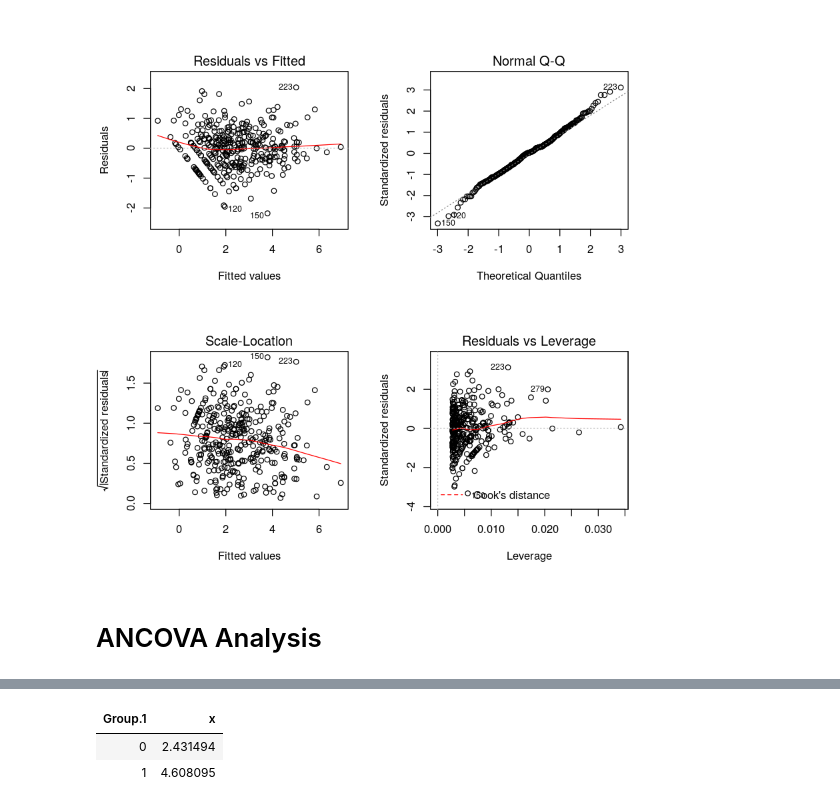
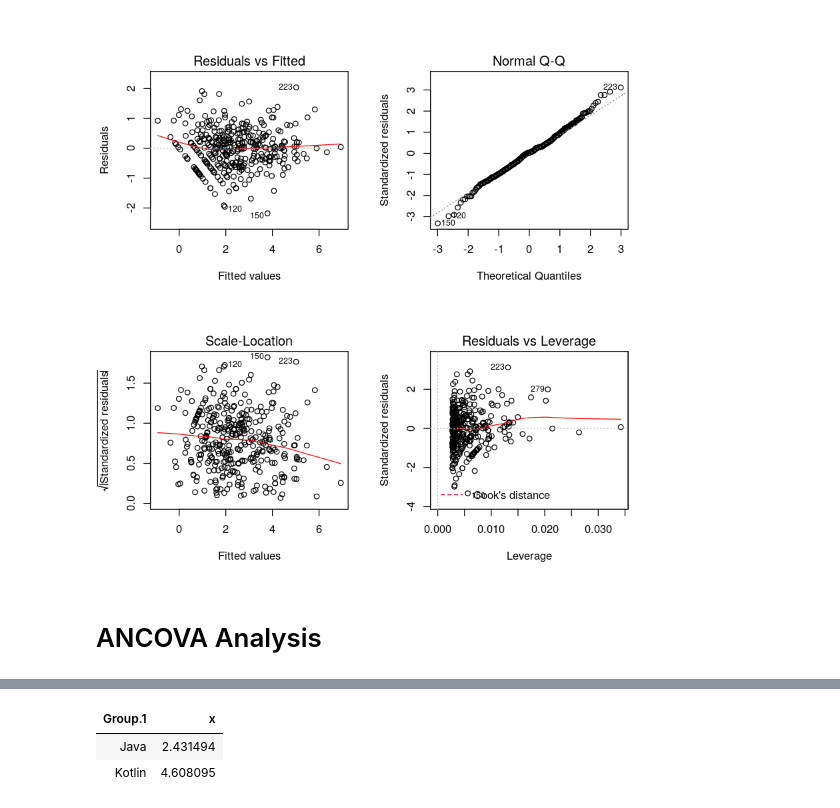
Before and after one commit to SimonHellbrueck/BT_Repository_Mining, a Jupyter notebook: regressiondiagnostics.ipynb, the cells around one changed output, grey strips where cells are left out. Drawn from its saved outputs; the diff is of its cells as text; code cells hidden in the pictures.

```diff
--- a/regressiondiagnostics.ipynb
+++ b/regressiondiagnostics.ipynb
@@ -215,7 +212,9 @@ df_kotlin_projects_training["Language"] <- 0
 # %%
+df_java_projects_training["Language"] <- 1
+df_kotlin_projects_training["Language"] <- 0
 java_kotlin_df = data.frame(rbind(cbind(df_java_projects_training$Language, df_java_projects_training$Total, df_java_projects_training$LOC),cbind(df_kotlin_projects_training$Language, df_kotlin_projects_training$Total, df_kotlin_projects_training$LOC)))
+java_kotlin_df <- setNames(java_kotlin_df, c("Language","Total","LOC"))
+java_kotlin_df$Language <- factor(java_kotlin_df$Language, label = c("Java", "Kotlin"))
-# %%
-java_kotlin_df <- data.frame(setNames(java_kotlin_df, c("Language", "Total", "LOC")))
 # %%
 head(java_kotlin_df)
 # %% [output]
@@ -246,4 +227,0 @@ Signif. codes:  0 ‘***’ 0.001 ‘**’ 0.01 ‘*’ 0.05 ‘.’ 0.1 ‘ ’
-# %%
-Total <- java_kotlin_df$Total
-LOC <- java_kotlin_df$LOC
-Language <- java_kotlin_df$Language
@@ -261,6 +237,9 @@ Signif. codes:  0 ‘***’ 0.001 ‘**’ 0.01 ‘*’ 0.05 ‘.’ 0.1 ‘ ’
 # %%
-aggregate(Total, by=list(Language), FUN=mean)
+Total_java_kotlin <- java_kotlin_df$Total
+Language_java_kotlin <- java_kotlin_df$Language
+
+aggregate(Total_java_kotlin, by=list(Language_java_kotlin), FUN=mean)
 # %% [output]
 | Group.1 | x |
-| 0 | 2.431494 |
-| 1 | 4.608095 |
+| Java | 2.431494 |
+| Kotlin | 4.608095 |
```
Also changed, not shown: parts of 9 cells of this notebook, 1 other file.
